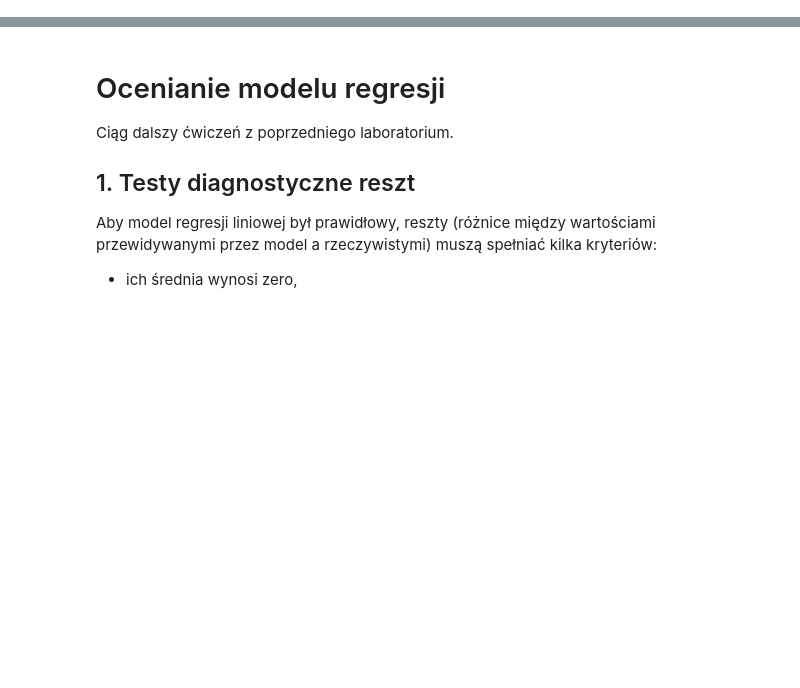
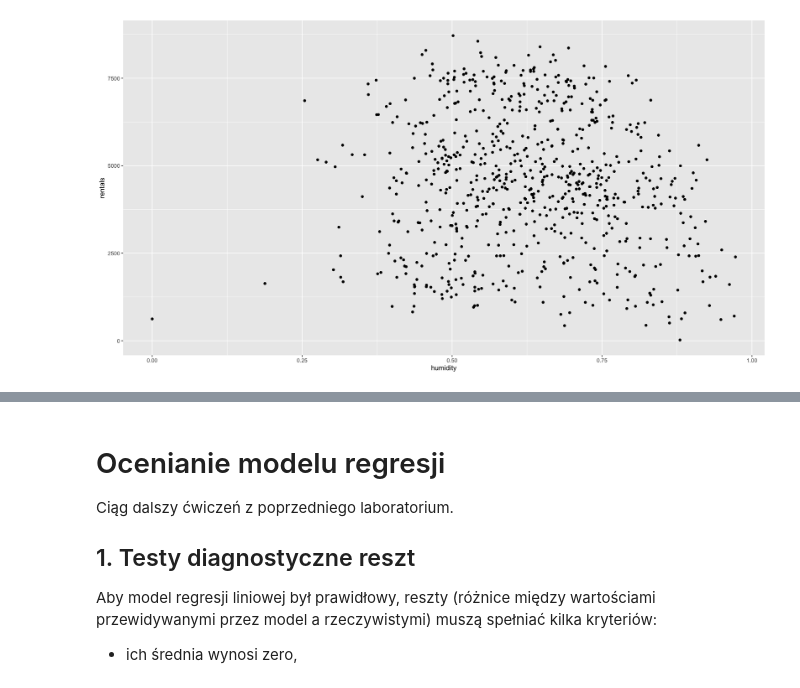
Before and after one commit to stawarzkrzysztof/uczenie_maszynowe_ifs2024, a Jupyter notebook: 21_10_2024/03-UM2024_regresja-ocena_modelu.ipynb, the cells around one changed output, grey strips where cells are left out. Cells and saved outputs as stored; diff of their text form; code cells hidden in the pictures; blank space fills up the shorter version.

```diff
--- a/21_10_2024/03-UM2024_regresja-ocena_modelu.ipynb
+++ b/21_10_2024/03-UM2024_regresja-ocena_modelu.ipynb
@@ -0,0 +37,2 @@
+# %%
+rowery <- read_csv("data/bikes.csv", col_types = "Dffffddddd")
@@ -0,0 +112,8 @@
+# %%
+humid <- ggplot(data=rowery, aes(x=humidity, y=rentals)) + geom_point()
+wind <-  ggplot(data=rowery, aes(x=windspeed, y=rentals)) + geom_point()
+temp <-  ggplot(data=rowery, aes(x=temperature, y=rentals)) + geom_point()
+
+humid
+# %% [output]
+[figure, added]
```
Also changed, not shown: parts of 36 cells of this notebook, 4 other files.
